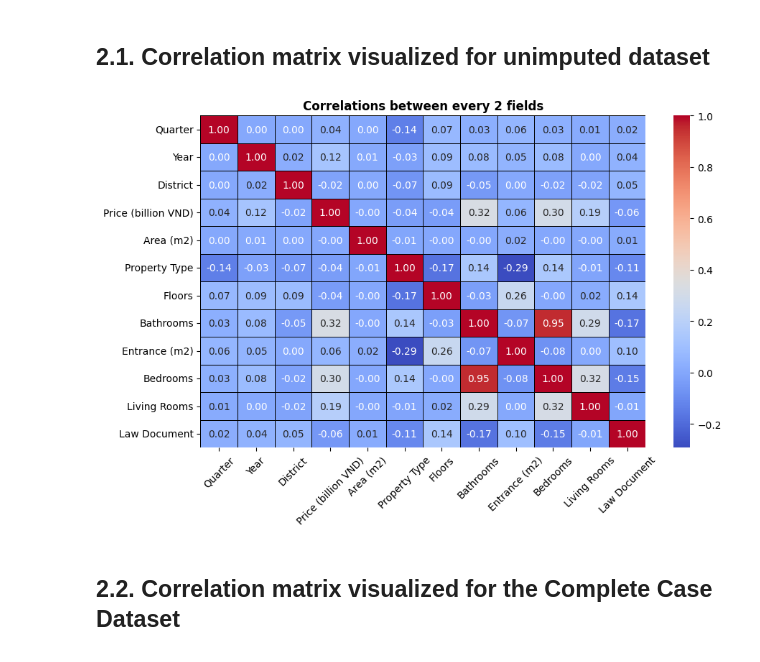
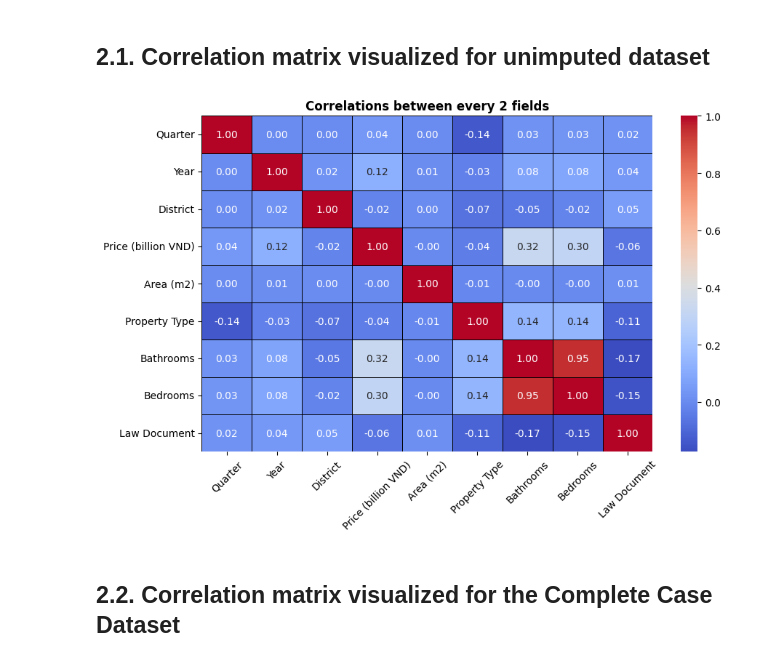
Before and after one commit to lenhatquang03/DataScience2024.1, a Jupyter notebook: DataCleaning/multicollinearity.ipynb, the cells around one changed output. Saved outputs shown, nothing was run; the diff lists cells and outputs as text; code cells hidden in the pictures.

```diff
--- a/DataCleaning/multicollinearity.ipynb
+++ b/DataCleaning/multicollinearity.ipynb
@@ -9,5 +8,5 @@ import matplotlib.pyplot as plt
 from statsmodels.stats.outliers_influence import variance_inflation_factor
 from statsmodels.tools.tools import add_constant
 # %%
-data = pd.read_csv("../UnImputedDataWithIDs.csv").drop(columns = ["Unnamed: 0", "ID"], axis=1)
+unimputed_data = pd.read_csv("data/Quang/UnImputedDataWithIDs.csv").drop(columns = ["Unnamed: 0", "ID", "Floors", "Entrance (m2)", "Living Rooms"], axis=1)
 # %%
@@ -69,8 +85,9 @@ converted_completed_data = converted_data.dropna(ignore_index=True)
 ## **2.1. Correlation matrix visualized for unimputed dataset**
 # %%
 # Correlation between any 2 fields
-correlation_map(converted_data)
+encode_unimputed = numerical_convert(unimputed_data, OrdinalEncoder())[0]
+correlation_map(encode_unimputed)
 # %% [output]
-[figure, old version]
+[figure, new version]
 # %% [markdown]
 ## **2.2. Correlation matrix visualized for the Complete Case Dataset**
```
Also changed, not shown: parts of 26 cells of this notebook, 17 other files.
